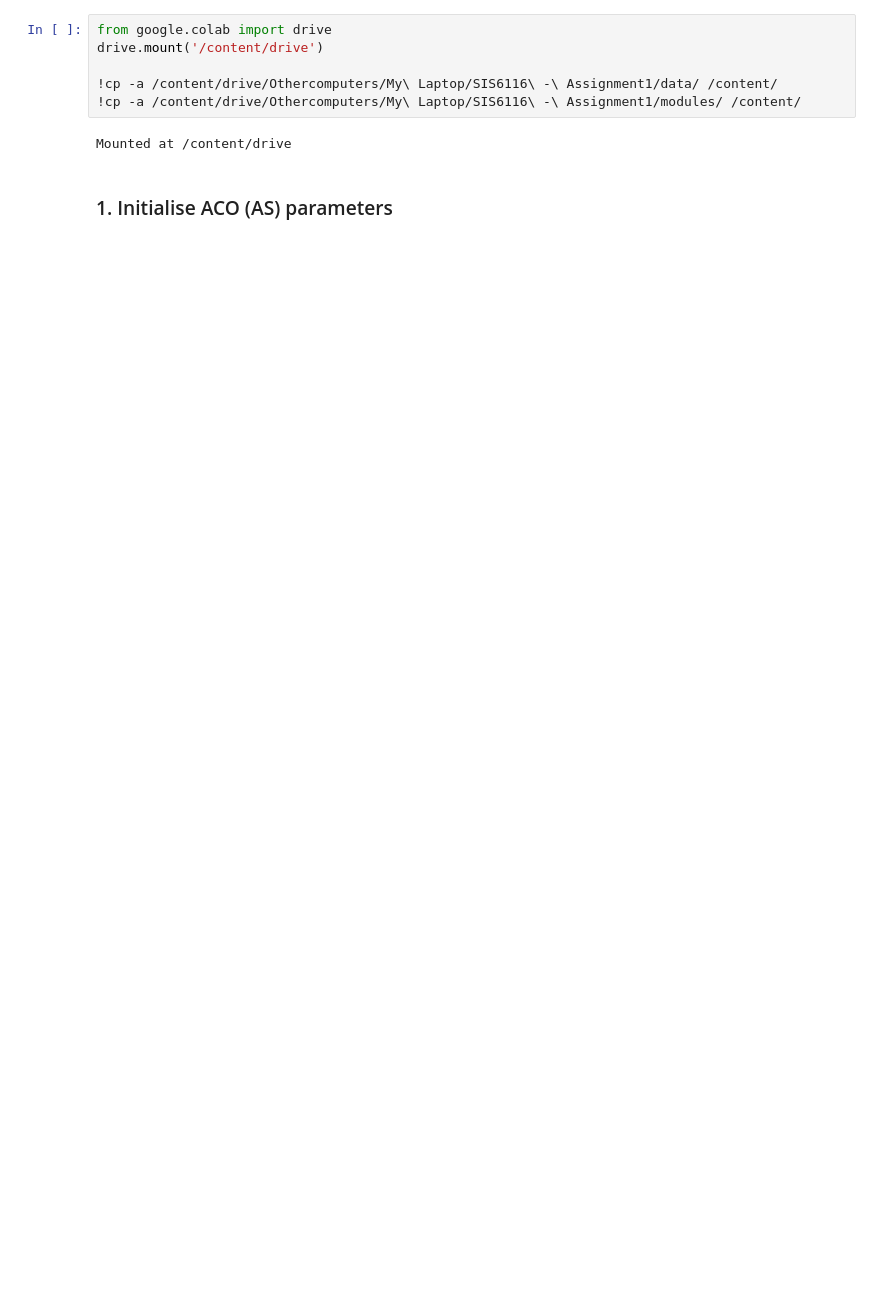
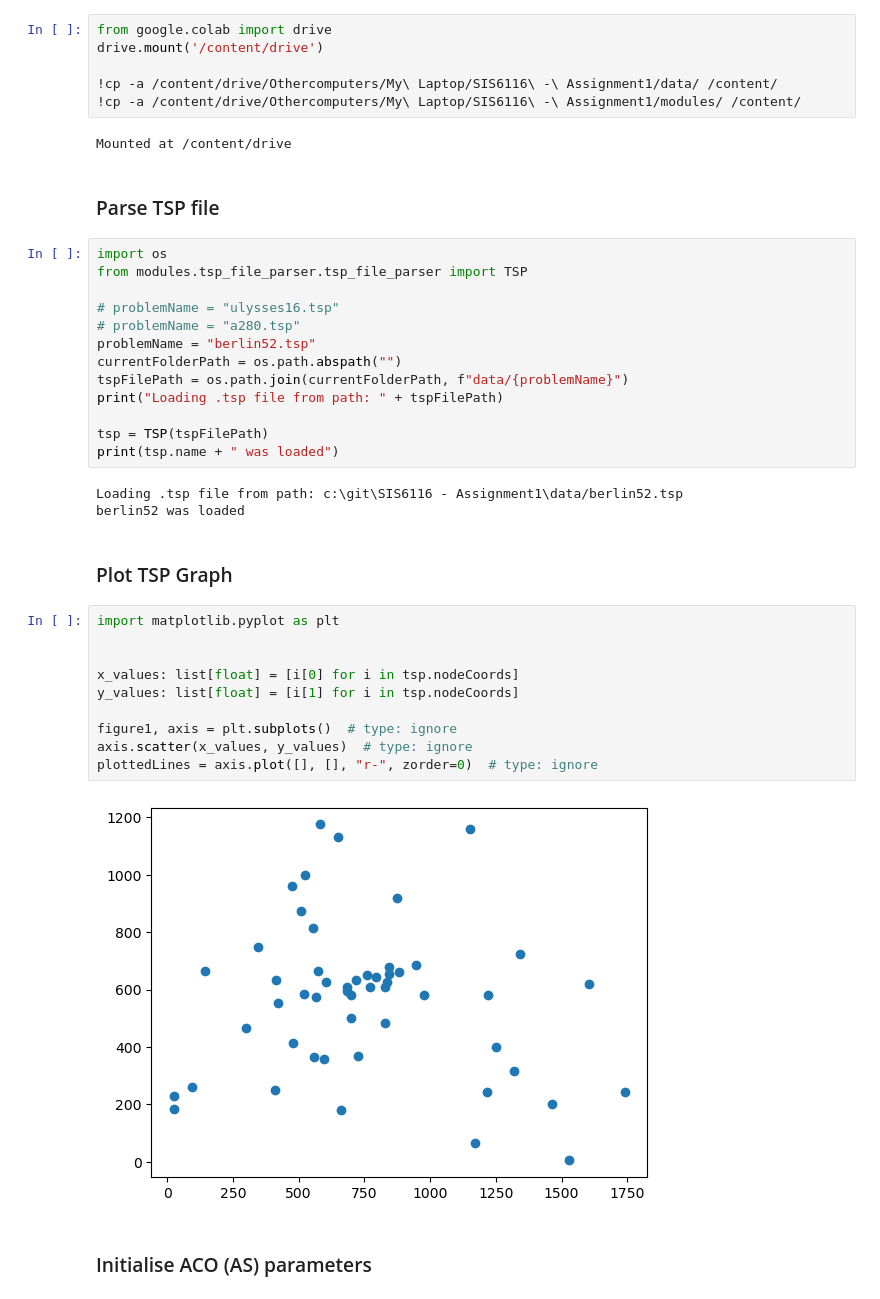
Before and after one commit to the-nightling/SIS6116_A1, a Jupyter notebook: notebook2.ipynb, the cells around one changed output. Cells and saved outputs as stored; diff of their text form; blank space fills up the shorter version.

```diff
--- a/notebook2.ipynb
+++ b/notebook2.ipynb
@@ -8,8 +8,40 @@ drive.mount('/content/drive')
 !cp -a /content/drive/Othercomputers/My\ Laptop/SIS6116\ -\ Assignment1/modules/ /content/
 # %% [output]
 Mounted at /content/drive
+# %% [markdown]
+### Parse TSP file
+# %%
+import os
+from modules.tsp_file_parser.tsp_file_parser import TSP
+
+# problemName = "ulysses16.tsp"
+# problemName = "a280.tsp"
+problemName = "berlin52.tsp"
+currentFolderPath = os.path.abspath("")
+tspFilePath = os.path.join(currentFolderPath, f"data/{problemName}")
+print("Loading .tsp file from path: " + tspFilePath)
+
+tsp = TSP(tspFilePath)
+print(tsp.name + " was loaded")
+# %% [output]
+Loading .tsp file from path: c:\git\SIS6116 - Assignment1\data/berlin52.tsp
+berlin52 was loaded
+# %% [markdown]
+### Plot TSP Graph
+# %%
+import matplotlib.pyplot as plt
+
+
+x_values: list[float] = [i[0] for i in tsp.nodeCoords]
+y_values: list[float] = [i[1] for i in tsp.nodeCoords]
+
+figure1, axis = plt.subplots()  # type: ignore
+axis.scatter(x_values, y_values)  # type: ignore
+plottedLines = axis.plot([], [], "r-", zorder=0)  # type: ignore
+# %% [output]
+[figure, added]
 # %% [markdown]
-### 1. Initialise ACO (AS) parameters
+### Initialise ACO (AS) parameters
 # %%
 from modules.aco.node import Node
 from modules.aco.ant_colony import AntColony
```
Also changed, not shown: parts of 9 cells of this notebook, 4 other files.
